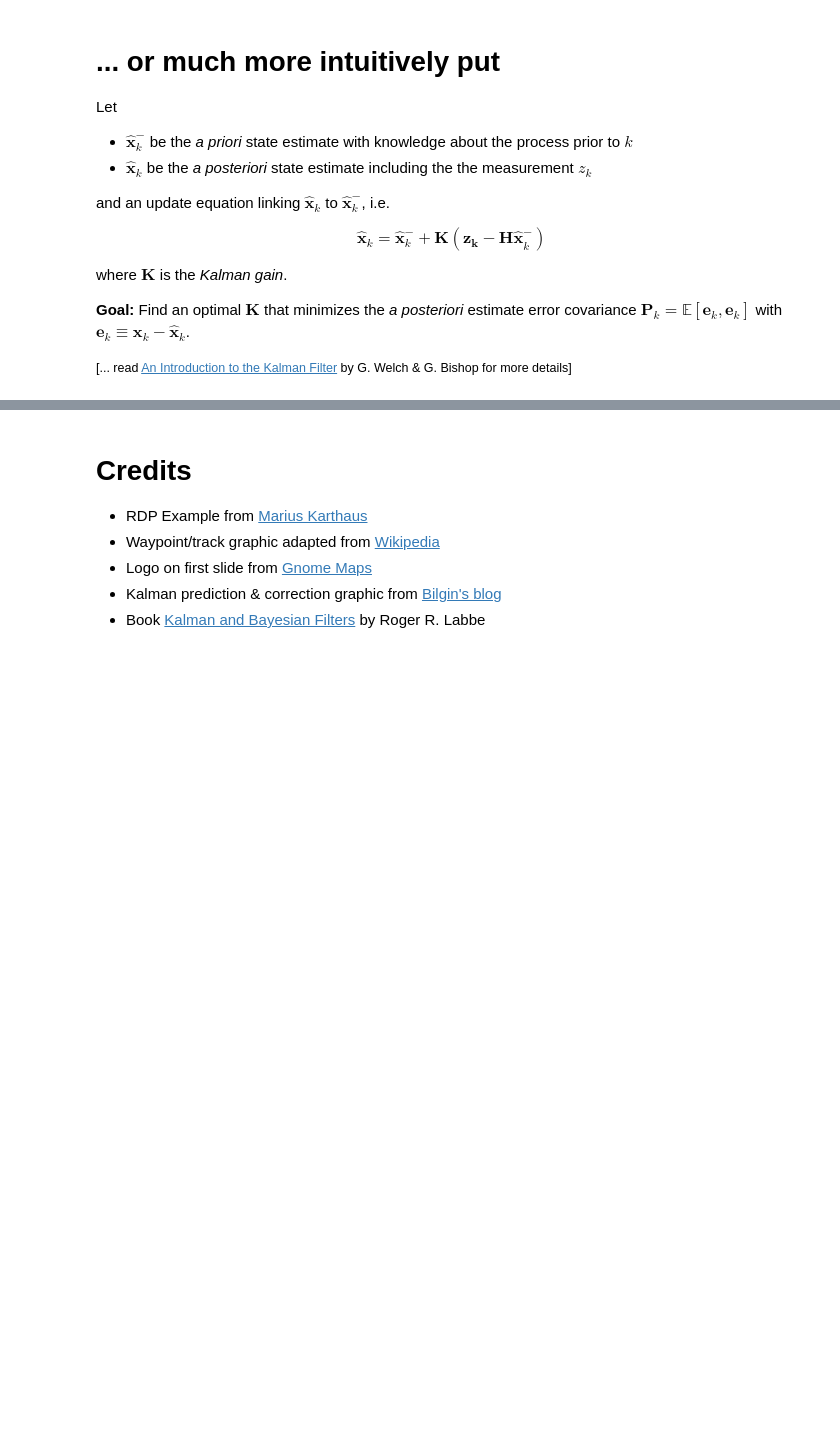
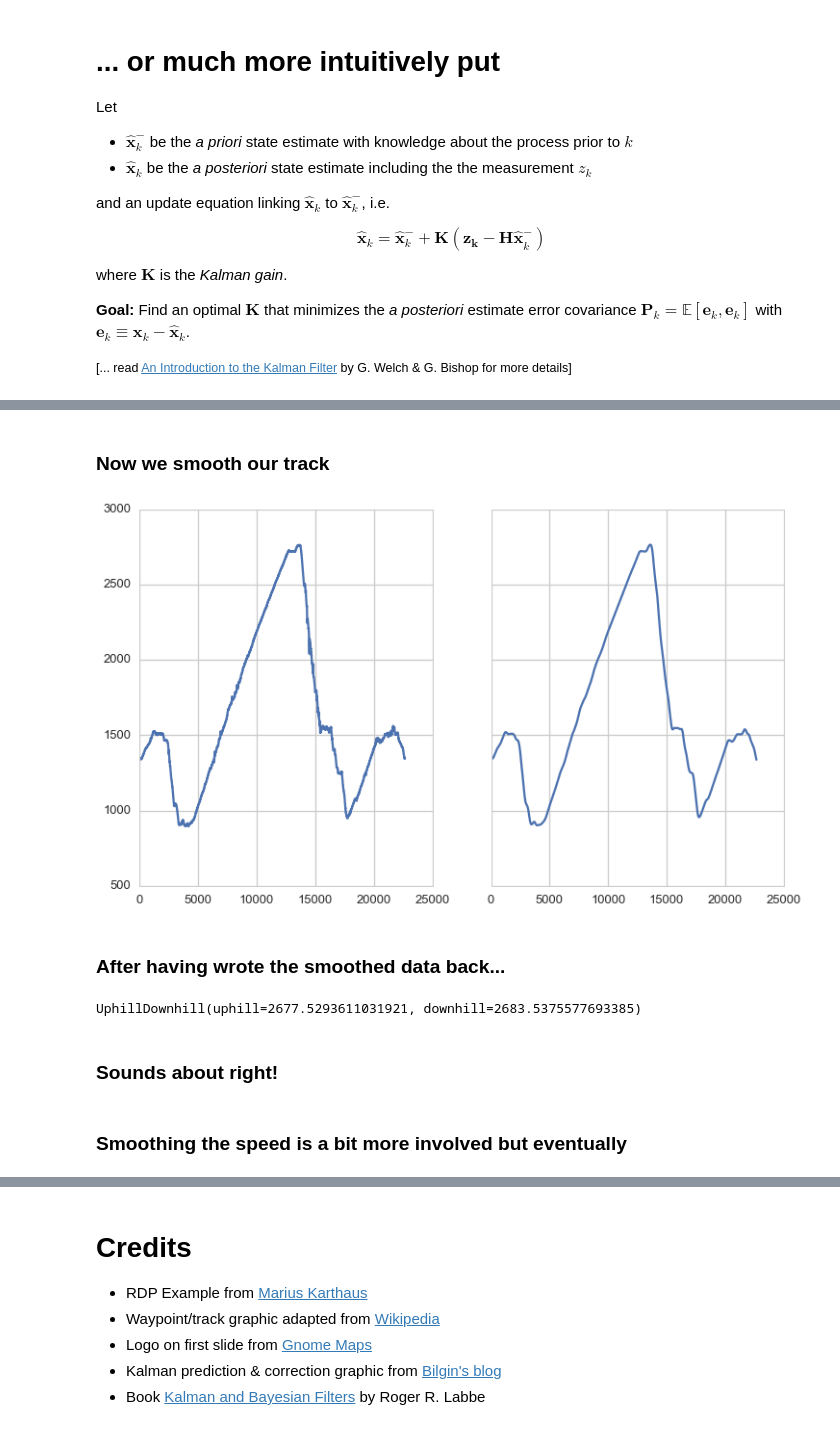
Before and after one commit to FlorianWilhelm/gps_data_with_python, a Jupyter notebook: talk.ipynb, the cells around one changed output, grey strips where cells are left out. Cells and saved outputs as stored; diff of their text form; code cells hidden in the pictures; blank space fills up the shorter version.

```diff
--- a/talk.ipynb
+++ b/talk.ipynb
@@ -317,0 +427,46 @@ where $\mathbf{K}$ is the *Kalman gain*.
+# %%
+kf = kf.em(measurements, n_iter=1000) # takes a very long time
+# %%
+# normally we would need about 1000 iterations, so we take this instead
+Q = np.array([[  3.17720723e-09,  -1.56389148e-09,  -2.41793770e-07,
+                 2.29258935e-09,  -3.17260647e-09,  -2.89201471e-07],
+              [  1.56687815e-09,   3.16555076e-09,   1.19734906e-07,
+                 3.17314157e-09,   2.27469595e-09,  -2.11189940e-08],
+              [ -5.13624053e-08,   2.60171362e-07,   4.62632068e-01,
+                 1.00082746e-07,   2.81568920e-07,   6.99461902e-05],
+              [  2.98805710e-09,  -8.62315114e-10,  -1.90678253e-07,
+                 5.58468140e-09,  -5.46272629e-09,  -5.75557899e-07],
+              [  8.66285671e-10,   2.97046913e-09,   1.54584155e-07,
+                 5.46269262e-09,   5.55161528e-09,   5.67122163e-08],
+              [ -9.24540217e-08,   2.09822077e-07,   7.65126136e-05,
+                 4.58344911e-08,   5.74790902e-07,   3.89895992e-04]])
+Q = 0.5*(Q + Q.T) # assure symmetry
+kf.transition_covariance = Q
+# %% [markdown]
+### Now we smooth our track
+# %%
+state_means, state_vars = kf.smooth(measurements)
+
+fig, (ax1, ax2) = plt.subplots(1, 2, sharey=True, figsize=(12, 7))
+ax1.plot(measurements[:,2]), ax2.plot(state_means[:,2]);
+# %% [output]
+[figure, added]
+# %% [markdown]
+### After having wrote the smoothed data back...
+# %%
+coords.ix[:, ['lon', 'lat', 'ele']] = state_means[:,:3]
+orig_coords = coords.ix[~coords['idx'].isnull()].set_index('idx')
+
+for i, p in enumerate(segment.points):
+    p.speed = None
+    p.elevation = orig_coords.at[float(i),'ele']
+    p.longitude = orig_coords.at[float(i),'lon']
+    p.latitude = orig_coords.at[float(i),'lat']
+
+segment.get_uphill_downhill()
+# %% [output]
+UphillDownhill(uphill=2677.5293611031921, downhill=2683.5375577693385)
+# %% [markdown]
+### Sounds about right!
+# %% [markdown]
+### Smoothing the speed is a bit more involved but eventually
```
Also changed, not shown: parts of 34 cells of this notebook, 2 other files.
